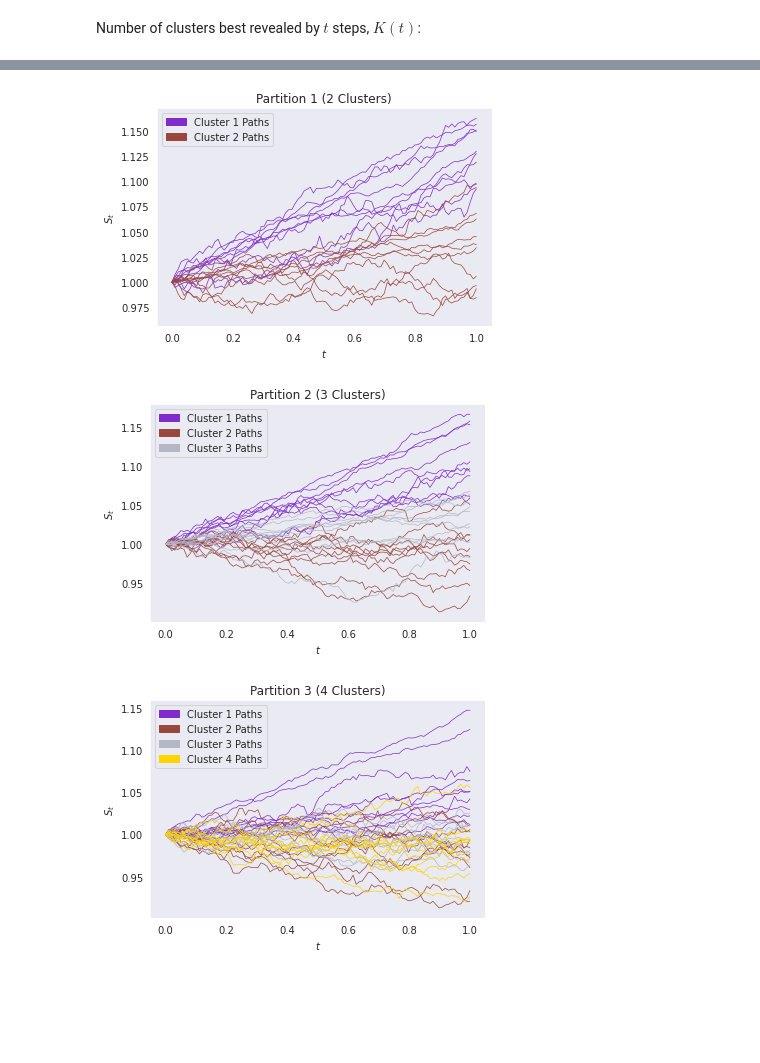
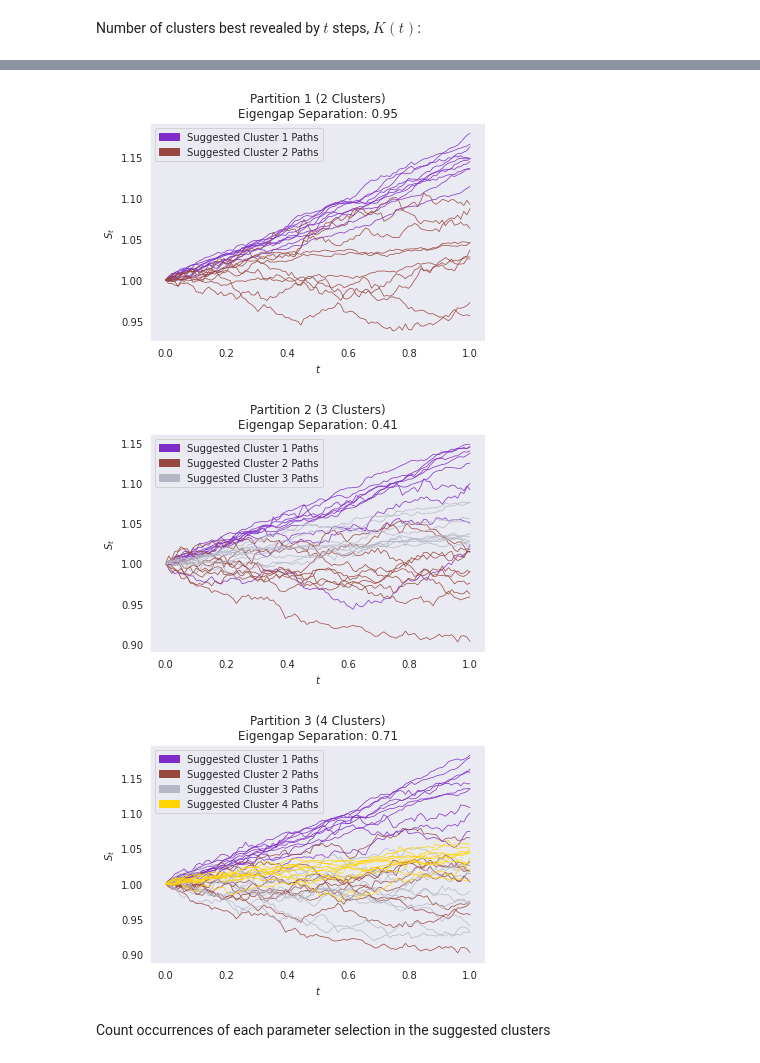
Before and after one commit to mcindoe/regimedetection, a Jupyter notebook: examples/brownianpaths/main.ipynb, the cells around one changed output, grey strips where cells are left out. Saved outputs shown, nothing was run; the diff lists cells and outputs as text; code cells hidden in the pictures; blank space fills up the shorter version.

```diff
--- a/examples/brownianpaths/main.ipynb
+++ b/examples/brownianpaths/main.ipynb
@@ -191,10 +173,10 @@ evalues = evalues[idx]
 # %%
 # Cluster numbers considered - most general would be {1, ..., N} where
 # N = number of points
-k_values = np.arange(1, 6)
+k_values = np.arange(1, MAX_SUGGESTED_CLUSTERS)
 
 # Number of steps considered - could be more clever about this and infer
 # from the dataset what the maximum number of steps should be, e.g. by
 # checking when the 1-clustering starts to be the recommendation
-t_values = np.logspace(start=0, stop=5, num=1000)
+t_values = np.logspace(start=0, stop=MAX_STEPS_POWER, num=1000)
 # %% [markdown]
@@ -209,13 +189,18 @@ for idx, k in enumerate(k_values):
         t_values,
         delta_k_t_values[idx],
         label=f"k = {k}",
-        color = k_colours[idx]
+        color = colours[idx]
     )
+
+if len(k_values) <= 5:
+    plot_title = "$\Delta_K(t)$ for $k \in \{" + ", ".join(str(x) for x in k_values) + "\}$"
+elif len(k_values) > 5:
+    plot_title = "$\Delta_K(t)$ for $k \in \{1, 2, ..., " + str(max(k_values)) + "\}$"
 
 plt.xscale("log")
 plt.xlabel("$t$")
 plt.ylabel("$\Delta_K(t)$")
-plt.title("$\Delta_K(t)$ for $k \in \{1, 2, 3, 4, 5 \}$")
+plt.title(plot_title)
 plt.legend()
 plt.show()
 # %% [output]
@@ -272,59 +257,62 @@ plt.show()
 # %%
 suggested_partitions = multiscale_k_prototypes(
     transition_matrix,
-    max_steps_power = 5,
-    max_clusters = 6
+    max_steps_power = MAX_STEPS_POWER,
+    max_clusters = MAX_SUGGESTED_CLUSTERS
 )
 # %%
-plotted_paths_per_cluster = 10
+PLOTTED_PATHS_PER_SUGGESTED_CLUSTER = 10
 # %%
 for partition_idx, (partition, partition_suitability) in enumerate(suggested_partitions):
-
     plot_legend_entries = []
-    cluster_colours = make_colours(len(partition))
 
     for cluster_idx, cluster_indices in enumerate(partition):
-        cluster_colour = cluster_colours[cluster_idx]
+        cluster_colour = colours[cluster_idx]
 
         suggested_cluster_path_indices = np.concatenate(
             tuple(
                 np.arange(
-                    paths_per_point * point_idx,
-                    paths_per_point * (point_idx + 1)
+                    PATHS_PER_POINT * point_idx,
+                    PATHS_PER_POINT * (point_idx + 1)
                 )
                 for point_idx in cluster_indices
             )
         )
 
         suggested_cluster_paths = paths[suggested_cluster_path_indices]
         plotted_path_indices = np.random.choice(
             len(suggested_cluster_paths),
-            size = plotted_paths_per_cluster,
+            size = PLOTTED_PATHS_PER_SUGGESTED_CLUSTER,
             replace = False
         )
         plotted_paths = suggested_cluster_paths[plotted_path_indices]
 
         for path in plotted_paths:
             plt.plot(
                 time_steps,
                 path,
                 color = cluster_colour,
                 lw = 0.7
             )
 
         plot_legend_entries.append(
             mpatches.Patch(
                 color = cluster_colour,
-                label = f"Cluster {cluster_idx + 1} Paths"
+                label = f"Suggested Cluster {cluster_idx + 1} Paths"
             )
         )
 
-    plt.title(f"Partition {partition_idx+1} ({len(partition)} Clusters)")
+    plot_title = f"Partition {partition_idx+1} ({len(partition)} Clusters)"
+    plot_title += f"\nEigengap Separation: {round(partition_suitability, 2)}"
+
+    plt.title(plot_title)
     plt.xlabel('$t$')
     plt.ylabel('$S_t$')
     plt.legend(handles=plot_legend_entries)
     plt.show()
 # %% [output]
-[figure, old version]
+[figure, new version]
-[figure, old version]
+[figure, new version]
-[figure, old version]
+[figure, new version]
+# %% [markdown]
+Count occurrences of each parameter selection in the suggested clusters
```
Also changed, not shown: parts of 28 cells of this notebook, 1 other file.
